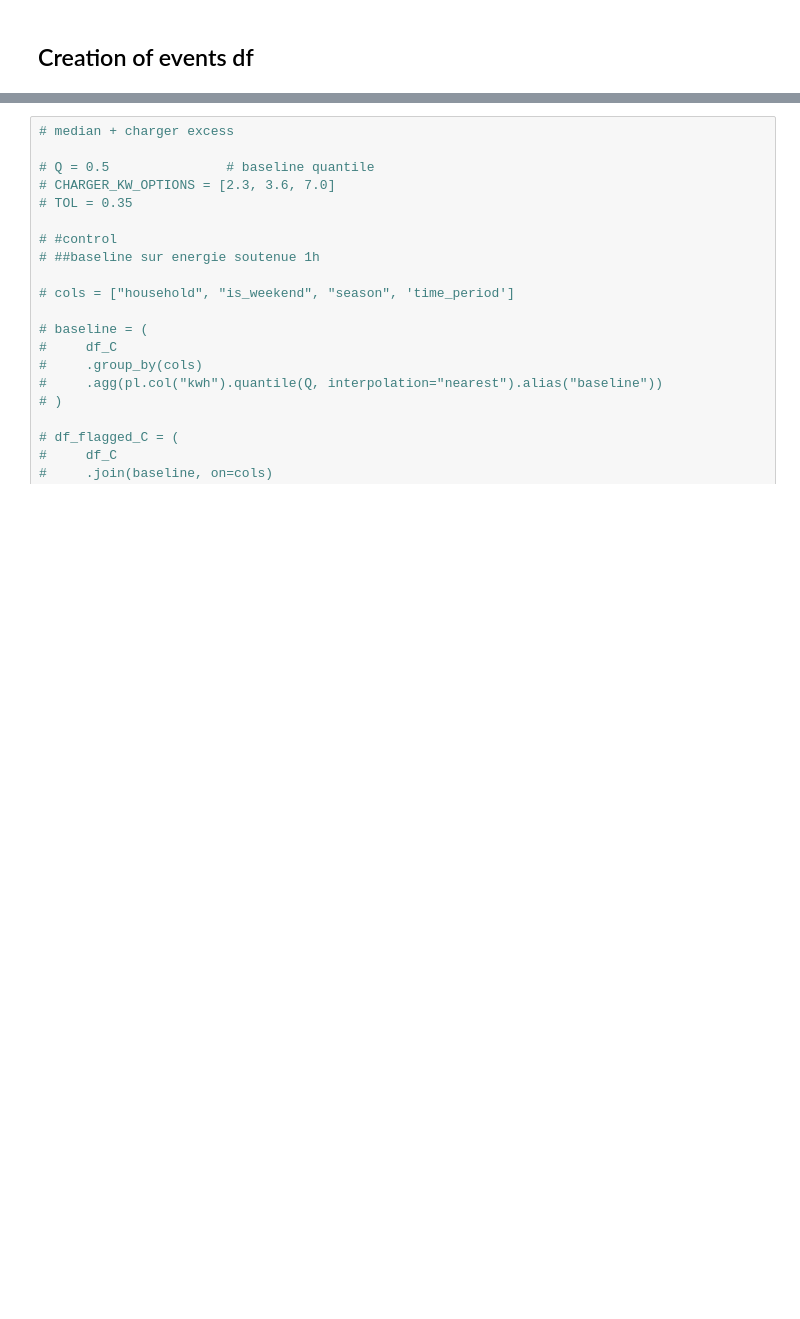
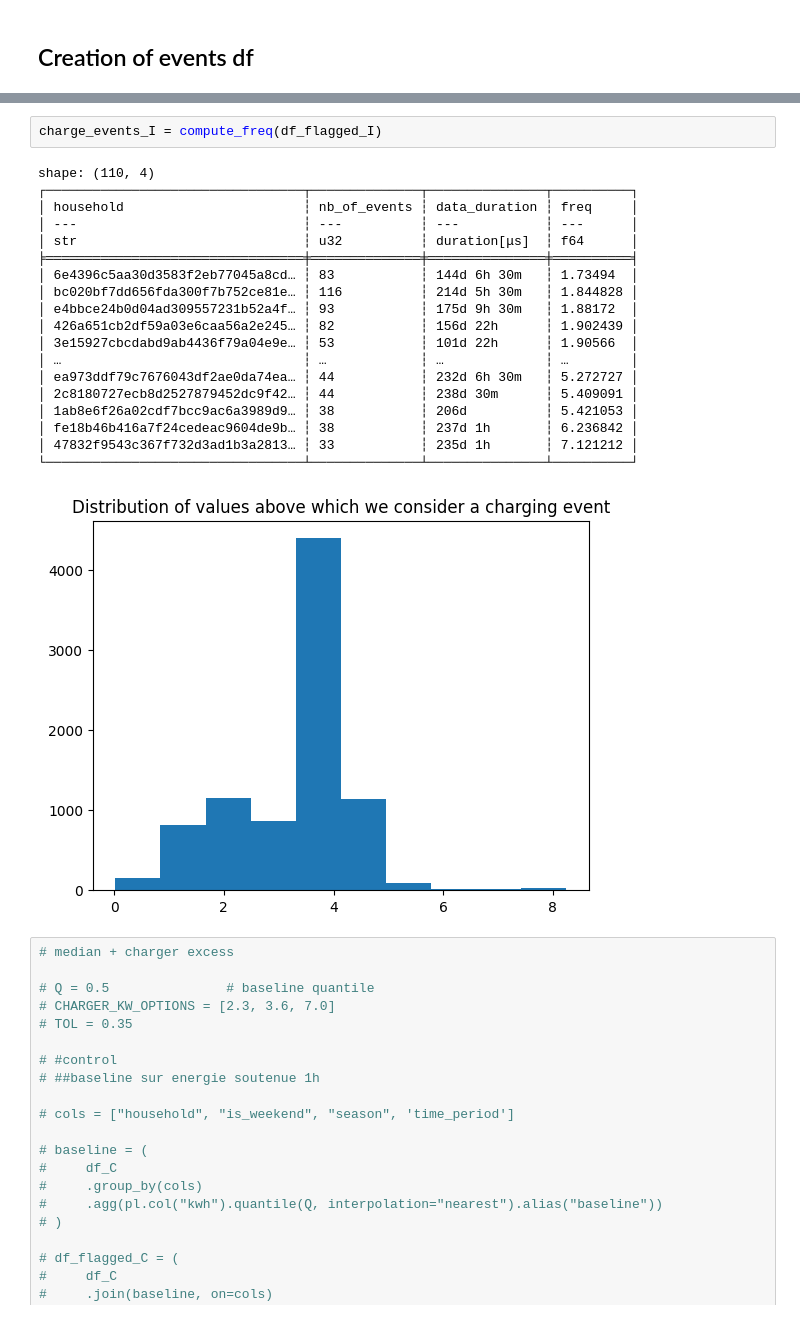
Before and after one commit to dumontduval/opticharge, a Jupyter notebook: notebooks/N00_Introductory.ipynb, the cells around one changed output, grey strips where cells are left out. Drawn from its saved outputs; the diff is of its cells as text; blank space fills up the shorter version.

```diff
--- a/notebooks/N00_Introductory.ipynb
+++ b/notebooks/N00_Introductory.ipynb
@@ -586,3 +646,25 @@ shape: (89, 3)
+# %%
+charge_events_I = compute_freq(df_flagged_I)
+# %% [output]
+shape: (110, 4)
+┌─────────────────────────────────┬──────────────┬───────────────┬──────────┐
+│ household                       ┆ nb_of_events ┆ data_duration ┆ freq     │
+│ ---                             ┆ ---          ┆ ---           ┆ ---      │
+│ str                             ┆ u32          ┆ duration[μs]  ┆ f64      │
+╞═════════════════════════════════╪══════════════╪═══════════════╪══════════╡
+│ 6e4396c5aa30d3583f2eb77045a8cd… ┆ 83           ┆ 144d 6h 30m   ┆ 1.73494  │
+│ bc020bf7dd656fda300f7b752ce81e… ┆ 116          ┆ 214d 5h 30m   ┆ 1.844828 │
+│ e4bbce24b0d04ad309557231b52a4f… ┆ 93           ┆ 175d 9h 30m   ┆ 1.88172  │
+│ 426a651cb2df59a03e6caa56a2e245… ┆ 82           ┆ 156d 22h      ┆ 1.902439 │
+│ 3e15927cbcdabd9ab4436f79a04e9e… ┆ 53           ┆ 101d 22h      ┆ 1.90566  │
+│ …                               ┆ …            ┆ …             ┆ …        │
+│ ea973ddf79c7676043df2ae0da74ea… ┆ 44           ┆ 232d 6h 30m   ┆ 5.272727 │
+│ 2c8180727ecb8d2527879452dc9f42… ┆ 44           ┆ 238d 30m      ┆ 5.409091 │
+│ 1ab8e6f26a02cdf7bcc9ac6a3989d9… ┆ 38           ┆ 206d          ┆ 5.421053 │
+│ fe18b46b416a7f24cedeac9604de9b… ┆ 38           ┆ 237d 1h       ┆ 6.236842 │
+│ 47832f9543c367f732d3ad1b3a2813… ┆ 33           ┆ 235d 1h       ┆ 7.121212 │
+└─────────────────────────────────┴──────────────┴───────────────┴──────────┘
+[figure, added]
 # %%
 # median + charger excess
 
```
Also changed, not shown: parts of 23 cells of this notebook.
